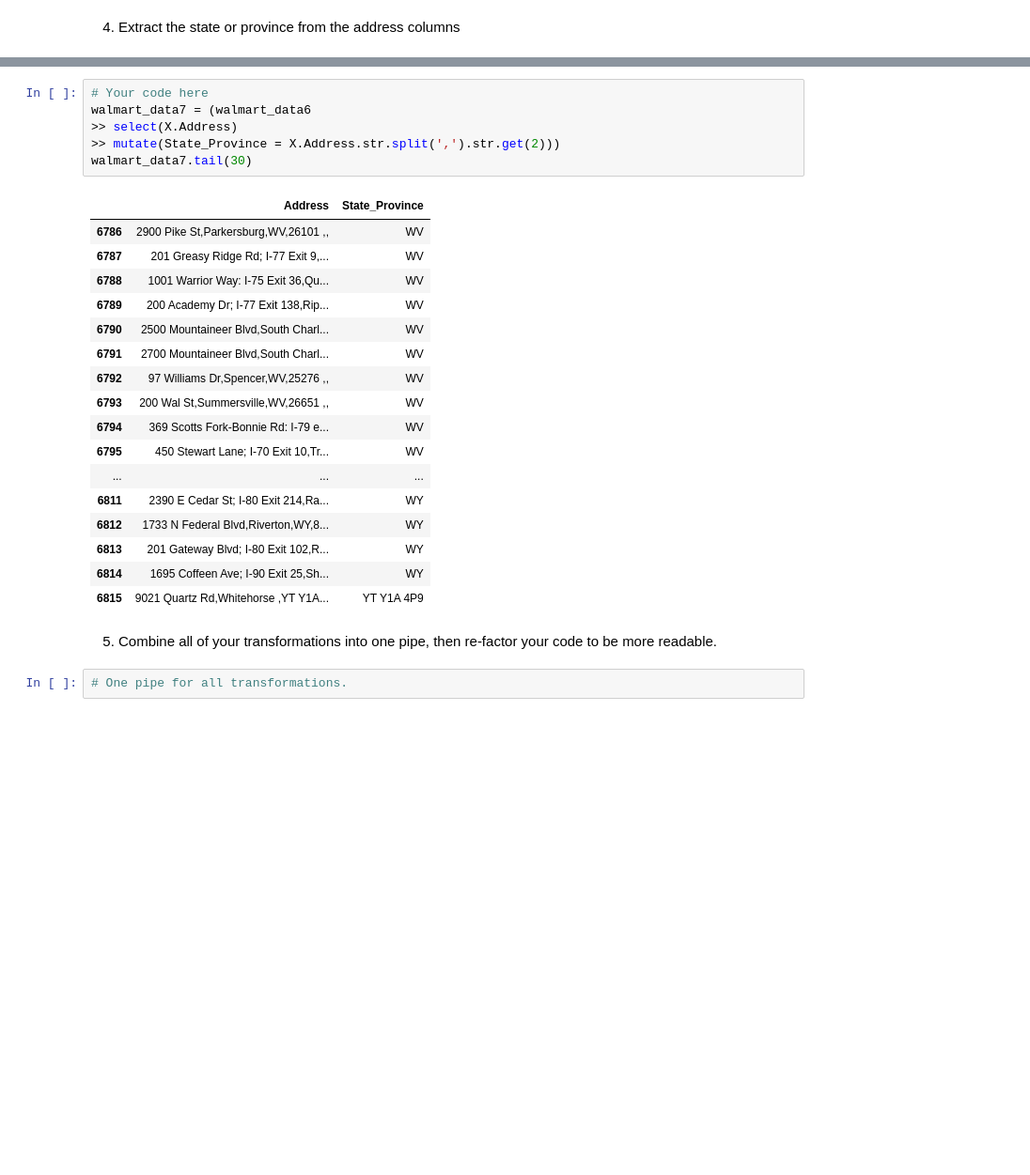
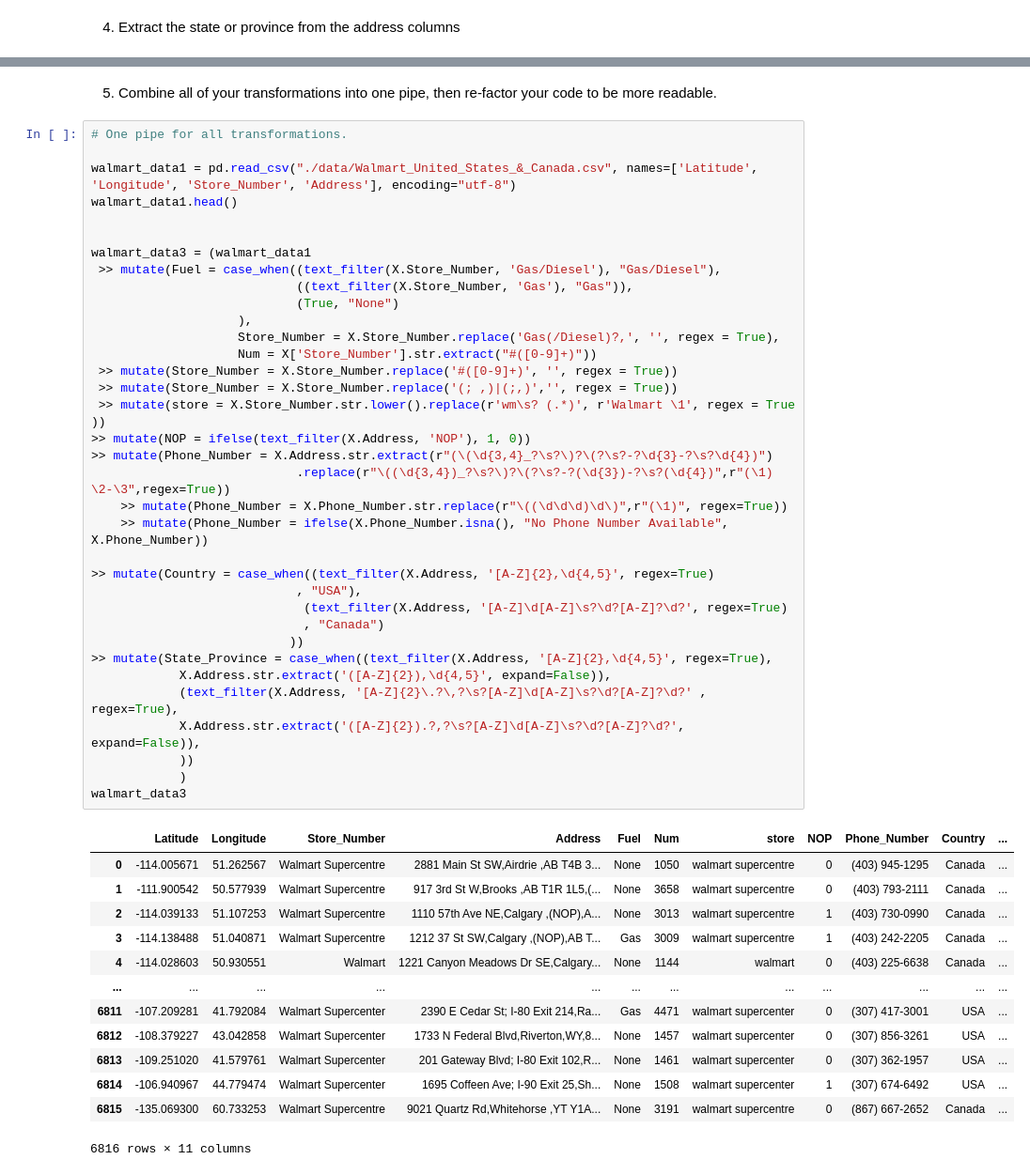
Before and after one commit to dreols01/Module-4-homework, a Jupyter notebook: Homework_4_More_Walmart_Cleaning.ipynb, the cells around one changed output, grey strips where cells are left out. Shown at 94% size. Cells and saved outputs as stored; diff of their text form; blank space fills up the shorter version.

```diff
--- a/Homework_4_More_Walmart_Cleaning.ipynb
+++ b/Homework_4_More_Walmart_Cleaning.ipynb
@@ -260,30 +241,53 @@ walmart_data7
-# %%
-# Your code here
-walmart_data7 = (walmart_data6
->> select(X.Address)
->> mutate(State_Province = X.Address.str.split(',').str.get(2)))
-walmart_data7.tail(30)
-# %% [output]
-|  | Address | State_Province |
-| 6786 | 2900 Pike St,Parkersburg,WV,26101 ,, | WV |
-| 6787 | 201 Greasy Ridge Rd; I-77 Exit 9,... | WV |
-| 6788 | 1001 Warrior Way: I-75 Exit 36,Qu... | WV |
-| 6789 | 200 Academy Dr; I-77 Exit 138,Rip... | WV |
-| 6790 | 2500 Mountaineer Blvd,South Charl... | WV |
-| 6791 | 2700 Mountaineer Blvd,South Charl... | WV |
-| 6792 | 97 Williams Dr,Spencer,WV,25276 ,, | WV |
-| 6793 | 200 Wal St,Summersville,WV,26651 ,, | WV |
-| 6794 | 369 Scotts Fork-Bonnie Rd: I-79 e... | WV |
-| 6795 | 450 Stewart Lane; I-70 Exit 10,Tr... | WV |
-| ... | ... | ... |
-| 6811 | 2390 E Cedar St; I-80 Exit 214,Ra... | WY |
-| 6812 | 1733 N Federal Blvd,Riverton,WY,8... | WY |
-| 6813 | 201 Gateway Blvd; I-80 Exit 102,R... | WY |
-| 6814 | 1695 Coffeen Ave; I-90 Exit 25,Sh... | WY |
-| 6815 | 9021 Quartz Rd,Whitehorse ,YT Y1A... | YT Y1A 4P9 |
 # %% [markdown]
 5. Combine all of your transformations into one pipe, then re-factor your code to be more readable.
-# %%
-# One pipe for all transformations.
+# %%
+# One pipe for all transformations.
+
+walmart_data1 = pd.read_csv("./data/Walmart_United_States_&_Canada.csv", names=['Latitude', 'Longitude', 'Store_Number', 'Address'], encoding="utf-8")
+walmart_data1.head()
+
+
+walmart_data3 = (walmart_data1
+ >> mutate(Fuel = case_when((text_filter(X.Store_Number, 'Gas/Diesel'), "Gas/Diesel"),
+                            ((text_filter(X.Store_Number, 'Gas'), "Gas")),
+                            (True, "None")
+                    ),
+                    Store_Number = X.Store_Number.replace('Gas(/Diesel)?,', '', regex = True),
+                    Num = X['Store_Number'].str.extract("#([0-9]+)"))
+ >> mutate(Store_Number = X.Store_Number.replace('#([0-9]+)', '', regex = True))
+ >> mutate(Store_Number = X.Store_Number.replace('(; ,)|(;,)','', regex = True))
+ >> mutate(store = X.Store_Number.str.lower().replace(r'wm\s? (.*)', r'Walmart \1', regex = True ))
+>> mutate(NOP = ifelse(text_filter(X.Address, 'NOP'), 1, 0))
+>> mutate(Phone_Number = X.Address.str.extract(r"(\(\d{3,4}_?\s?\)?\(?\s?-?\d{3}-?\s?\d{4})")
+                            .replace(r"\((\d{3,4})_?\s?\)?\(?\s?-?(\d{3})-?\s?(\d{4})",r"(\1) \2-\3",regex=True))
+    >> mutate(Phone_Number = X.Phone_Number.str.replace(r"\((\d\d\d)\d\)",r"(\1)", regex=True))
+    >> mutate(Phone_Number = ifelse(X.Phone_Number.isna(), "No Phone Number Available", X.Phone_Number))
+
+>> mutate(Country = case_when((text_filter(X.Address, '[A-Z]{2},\d{4,5}', regex=True)
+                            , "USA"),
+                             (text_filter(X.Address, '[A-Z]\d[A-Z]\s?\d?[A-Z]?\d?', regex=True)
+                             , "Canada")
+                           ))
+>> mutate(State_Province = case_when((text_filter(X.Address, '[A-Z]{2},\d{4,5}', regex=True),
+            X.Address.str.extract('([A-Z]{2}),\d{4,5}', expand=False)),
+            (text_filter(X.Address, '[A-Z]{2}\.?\,?\s?[A-Z]\d[A-Z]\s?\d?[A-Z]?\d?' , regex=True),
+            X.Address.str.extract('([A-Z]{2}).?,?\s?[A-Z]\d[A-Z]\s?\d?[A-Z]?\d?', expand=False)),
+            ))
+            )
+walmart_data3
+# %% [output]
+|  | Latitude | Longitude | Store_Number | Address | Fuel | Num | store | NOP | Phone_Number | Country | ... |
+| 0 | -114.005671 | 51.262567 | Walmart Supercentre | 2881 Main St SW,Airdrie ,AB T4B 3... | None | 1050 | walmart supercentre | 0 | (403) 945-1295 | Canada | ... |
+| 1 | -111.900542 | 50.577939 | Walmart Supercentre | 917 3rd St W,Brooks ,AB T1R 1L5,(... | None | 3658 | walmart supercentre | 0 | (403) 793-2111 | Canada | ... |
+| 2 | -114.039133 | 51.107253 | Walmart Supercentre | 1110 57th Ave NE,Calgary ,(NOP),A... | None | 3013 | walmart supercentre | 1 | (403) 730-0990 | Canada | ... |
+| 3 | -114.138488 | 51.040871 | Walmart Supercentre | 1212 37 St SW,Calgary ,(NOP),AB T... | Gas | 3009 | walmart supercentre | 1 | (403) 242-2205 | Canada | ... |
+| 4 | -114.028603 | 50.930551 | Walmart | 1221 Canyon Meadows Dr SE,Calgary... | None | 1144 | walmart | 0 | (403) 225-6638 | Canada | ... |
+| ... | ... | ... | ... | ... | ... | ... | ... | ... | ... | ... | ... |
+| 6811 | -107.209281 | 41.792084 | Walmart Supercenter | 2390 E Cedar St; I-80 Exit 214,Ra... | Gas | 4471 | walmart supercenter | 0 | (307) 417-3001 | USA | ... |
+| 6812 | -108.379227 | 43.042858 | Walmart Supercenter | 1733 N Federal Blvd,Riverton,WY,8... | None | 1457 | walmart supercenter | 0 | (307) 856-3261 | USA | ... |
+| 6813 | -109.251020 | 41.579761 | Walmart Supercenter | 201 Gateway Blvd; I-80 Exit 102,R... | None | 1461 | walmart supercenter | 0 | (307) 362-1957 | USA | ... |
+| 6814 | -106.940967 | 44.779474 | Walmart Supercenter | 1695 Coffeen Ave; I-90 Exit 25,Sh... | None | 1508 | walmart supercenter | 1 | (307) 674-6492 | USA | ... |
+| 6815 | -135.069300 | 60.733253 | Walmart Supercentre | 9021 Quartz Rd,Whitehorse ,YT Y1A... | None | 3191 | walmart supercentre | 0 | (867) 667-2652 | Canada | ... |
+6816 rows × 11 columns
 # %%
 # Refactored coded here (definitions/lambdas then the pipe)
```
Also changed, not shown: parts of 10 cells of this notebook.
